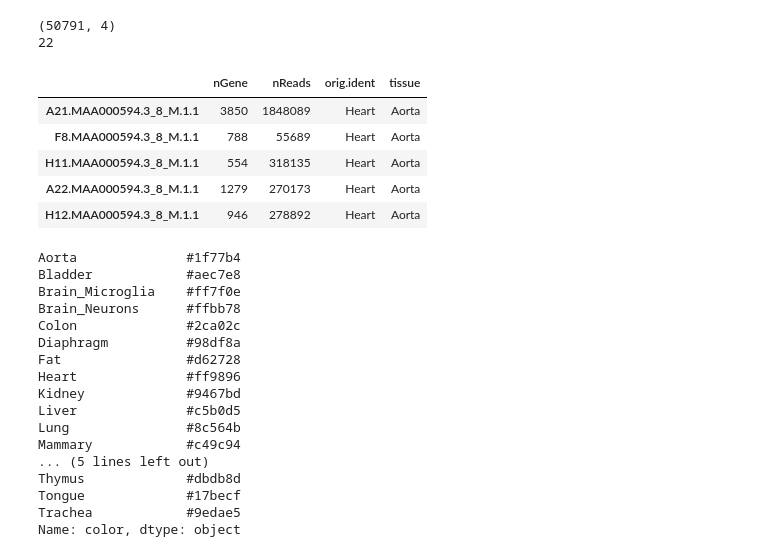
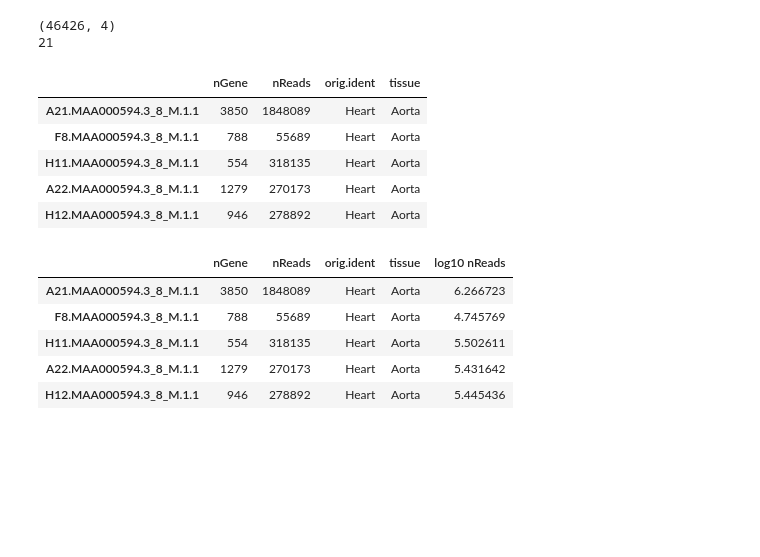
Before and after one commit to czbiohub-sf/tabula-muris, a Jupyter notebook: 01_figure1/figure1e.ipynb, the cells around one changed output. Cells and saved outputs as stored; diff of their text form; code cells hidden in the pictures; blank space fills up the shorter version.

```diff
--- a/01_figure1/figure1e.ipynb
+++ b/01_figure1/figure1e.ipynb
@@ -6,8 +1,18 @@ mkdir: ../metadata/summary: File exists
 # %%
+import pandas as pd
+import os
+import glob
+import os
+import numpy as np
+
 import pandas as pd
 import matplotlib.pyplot as plt
 import matplotlib
 import seaborn as sns
+
+import hermione as hm
+
+
 
 # Editable text and proper LaTeX fonts in illustrator
 matplotlib.rcParams['ps.useafm'] = True
@@ -21,3 +26,11 @@ matplotlib.rcParams['mathtext.fontset'] = 'cm'
 %matplotlib inline
 
 sns.set(style='whitegrid', context='paper')
+
+
+data_ingest_folder = os.path.join('..', '00_data_ingest' )
+folder = os.path.join(data_ingest_folder, '13_ngenes_ncells_facs')
+
+palette_folder = os.path.join(data_ingest_folder, '15_color_palette')
+colors = pd.read_csv(os.path.join(palette_folder, 'tissue_colors.csv'), index_col=0, squeeze=True)
+colors
@@ -82,8 +55,5 @@ import hermione as hm
 # %%
-import glob
-import os
-
-globber = f'{folder}/*_nreads_ngenes.csv'
+globber = os.path.join(folder, '*_nreads_ngenes.csv')
 
 dfs = []
 
@@ -97,8 +67,8 @@ print(nreads_ngenes.shape)
 print(len(nreads_ngenes.groupby('tissue')))
 nreads_ngenes.head()
 # %% [output]
-(50791, 4)
-22
+(46426, 4)
+21
 |  | nGene | nReads | orig.ident | tissue |
 | A21.MAA000594.3_8_M.1.1 | 3850 | 1848089 | Heart | Aorta |
 | F8.MAA000594.3_8_M.1.1 | 788 | 55689 | Heart | Aorta |
@@ -110,26 +78,13 @@ import numpy as np
 # %%
 nreads_ngenes['log10 nReads'] = np.log10(nreads_ngenes['nReads'])
+nreads_ngenes.head()
+# %% [output]
+|  | nGene | nReads | orig.ident | tissue | log10 nReads |
+| A21.MAA000594.3_8_M.1.1 | 3850 | 1848089 | Heart | Aorta | 6.266723 |
+| F8.MAA000594.3_8_M.1.1 | 788 | 55689 | Heart | Aorta | 4.745769 |
+| H11.MAA000594.3_8_M.1.1 | 554 | 318135 | Heart | Aorta | 5.502611 |
+| A22.MAA000594.3_8_M.1.1 | 1279 | 270173 | Heart | Aorta | 5.431642 |
+| H12.MAA000594.3_8_M.1.1 | 946 | 278892 | Heart | Aorta | 5.445436 |
-# %%
-colors = pd.read_csv(os.path.join(metadata_folder, 'tissue_colors.csv'), index_col=0, squeeze=True)
-colors
-# %% [output]
-Aorta              #1f77b4
-Bladder            #aec7e8
-Brain_Microglia    #ff7f0e
-Brain_Neurons      #ffbb78
-Colon              #2ca02c
-Diaphragm          #98df8a
-Fat                #d62728
-Heart              #ff9896
-Kidney             #9467bd
-Liver              #c5b0d5
-Lung               #8c564b
-Mammary            #c49c94
-... (5 lines left out)
-Thymus             #dbdb8d
-Tongue             #17becf
-Trachea            #9edae5
-Name: color, dtype: object
 # %%
 # Replace underscores with spaces for LaTeX happiness
 nreads_ngenes['tissue'] = nreads_ngenes['tissue'].str.replace('_', ' ')
```
Also changed, not shown: parts of 11 cells of this notebook, 5 other files.
